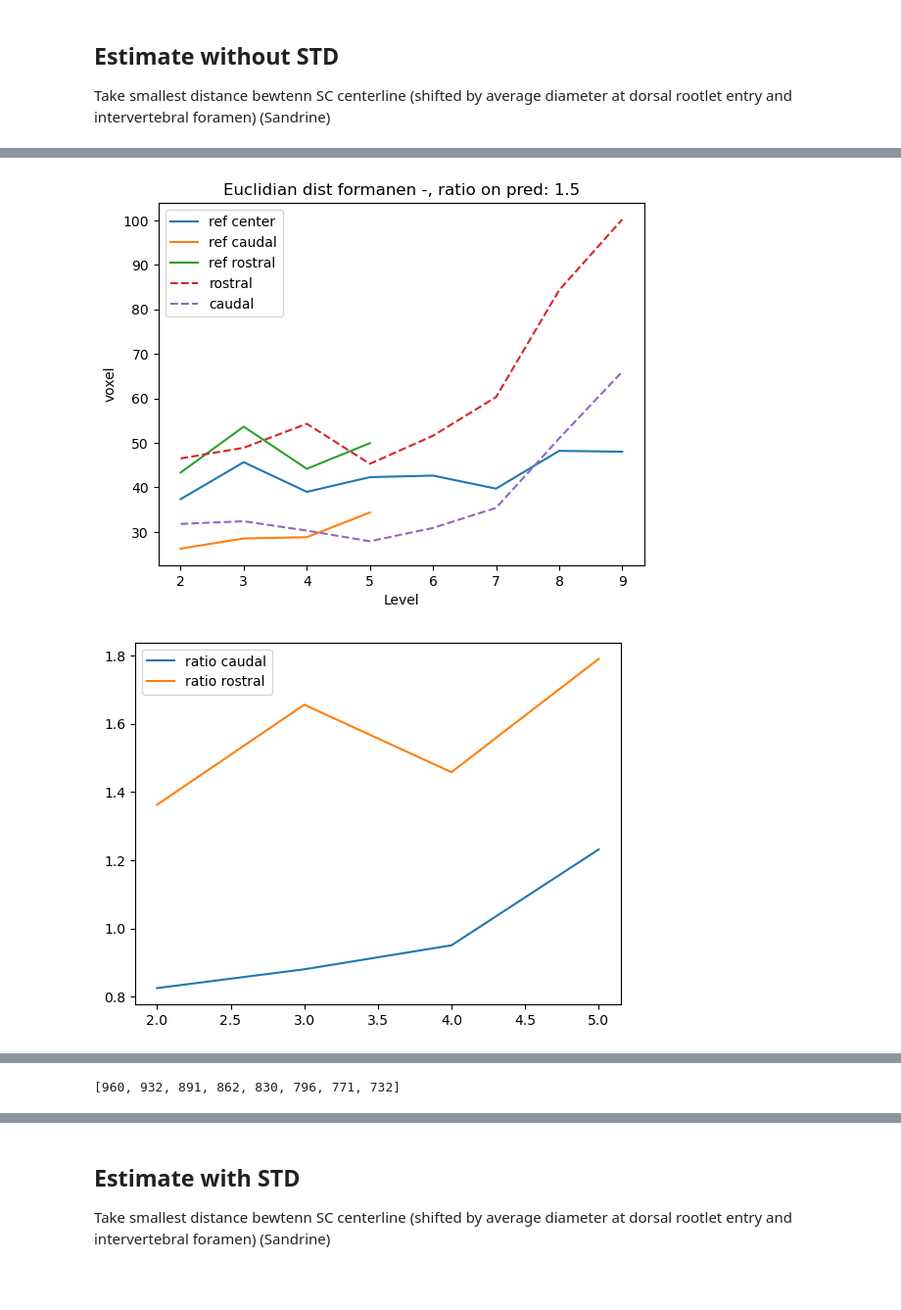
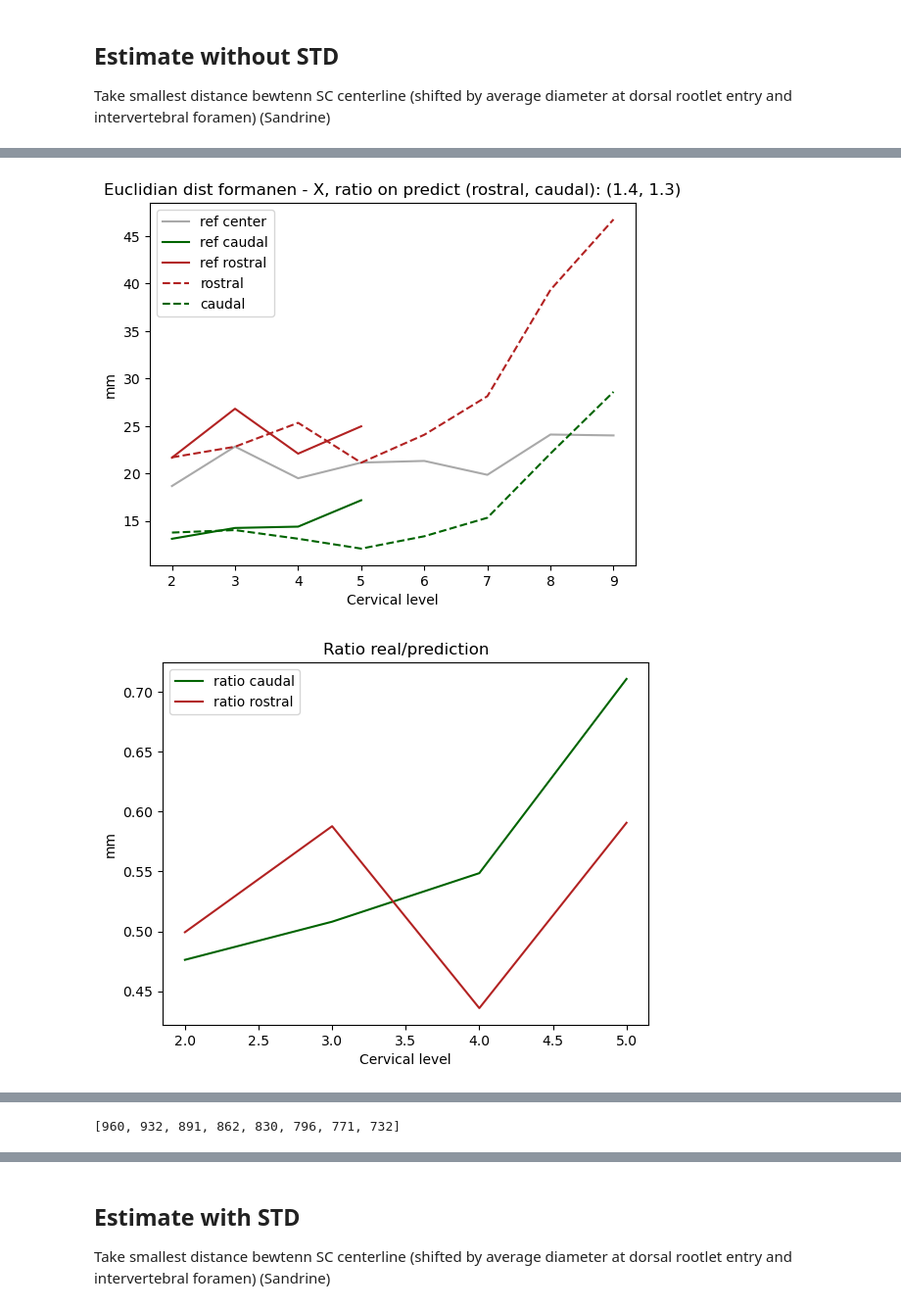
Before and after one commit to spinalcordtoolbox/PAM50, a Jupyter notebook: code/spine_level_theo_sandrine_STD_RATIO.ipynb, the cells around one changed output, grey strips where cells are left out. Shown: that part at 98% size. Drawn from its saved outputs; the diff is of its cells as text; code cells hidden in the pictures; blank space fills up the shorter version.

Commit message:
push commit with graph and ration modification

```diff
--- a/code/spine_level_theo_sandrine_STD_RATIO.ipynb
+++ b/code/spine_level_theo_sandrine_STD_RATIO.ipynb
@@ -112,9 +112,10 @@ len_level = {}
 z_ref = np.array(range(min(z_c), max(z_c) + 1))
 z_c = z_ref
 dist_list = {"ref_center": [], "ref_caudal": [], "ref_rostral": [], "caudal": [], "rostral": [], "ratio_rostral": [],
-             "ratio_caudal": [], "without z": []}
+             "ratio_caudal": [], "without z": [], "pred center": []}
 level_list = []
-RATIO =1.5
+RATIO =(1.4,1.3)
+slope = 0.0
 for i in range(len(x_f)):
     # Get coordinates of intervertebral foramen
     x = x_f[i]
@@ -137,8 +138,9 @@ for i in range(len(x_f)):
     cr_mean = CR.MEAN.to_list()[0]  # Get mean distance from caudal rootlet to interverteral foramen
     print(f"Seg: {seg} \t Rostral mean (mm): {rr_mean} \t Caudal mean(mm): {cr_mean} \t Width(mm): {w_mean}")
     w_mean = w_mean * 2
-    rr_mean = rr_mean * 2 * RATIO
-    cr_mean = cr_mean * 2 * RATIO
+    print(RATIO[0]+slope*i)
+    rr_mean = rr_mean * 2 * (RATIO[0]+slope*i)
+    cr_mean = cr_mean * 2 * (RATIO[1]+slope*i)
     print(f"Seg: {seg} \t Rostral mean (vx): {rr_mean} \t Caudal mean(vx): {cr_mean} \t Width(vx): {w_mean}")
 
     # Compute the 3D euclidean distance between intervertebral foramen and the back of the SC at dorsal width/2 lateral offset ( in mm)
@@ -180,7 +182,7 @@ for i in range(len(x_f)):
                 z_ro[i] - z) ** 2)
         dist_list["ref_rostral"].append(rostral_dist)  # foramen to midle DREZ
         dist_list["ratio_caudal"].append(caudal_dist / cr_mean)  # Ratio
-        dist_list["ratio_rostral"].append(rostral_dist / cr_mean)  # Ratio
+        dist_list["ratio_rostral"].append(rostral_dist / rr_mean)  # Ratio
     except:
         dist_list["ref_caudal"].append(np.NAN)  # foramen to midle DREZ
         dist_list["ref_rostral"].append(np.NAN)  # foramen to midle DREZ
@@ -189,7 +191,7 @@ for i in range(len(x_f)):
     no_z = np.sqrt((x_cerv[i] - x) ** 2 + (y_cerv[i] - y) ** 2)
     dist_list["without z"].append(no_z)  # distance without z
     # Set slices
-    len_level[level] = (r_z, c_z)
+    len_level[level] = (r_z, c_z, int(c_z + (r_z - c_z)/2))
 # %% [output]
 Level 2
 IF       x:37    y:72    z:932
@@ -211,35 +213,43 @@ Caudal, closest dist: 61, Caudal slice: 752
 # %%
 order = np.argsort(level_list)
 #PLOT distances
-plt.plot([level_list[i] for i in order], [dist_list["ref_center"][i] for i in order], label="ref center")
-plt.plot([level_list[i] for i in order], [dist_list["ref_caudal"][i] for i in order], label="ref caudal")
-plt.plot([level_list[i] for i in order], [dist_list["ref_rostral"][i] for i in order], label="ref rostral")
-plt.plot([level_list[i] for i in order], [dist_list["rostral"][i] for i in order], label="rostral", linestyle="--")
-plt.plot([level_list[i] for i in order], [dist_list["caudal"][i] for i in order], label="caudal", linestyle="--")
+plt.plot([level_list[i] for i in order], [dist_list["ref_center"][i]/2 for i in order], label="ref center", color="darkgray")
+#plt.plot([level_list[i] for i in order], [dist_list["pred center"][i]/2 for i in order], label="center", color="darkgray")
+plt.plot([level_list[i] for i in order], [dist_list["ref_caudal"][i]/2 for i in order], label="ref caudal", color="darkgreen")
+plt.plot([level_list[i] for i in order], [dist_list["ref_rostral"][i]/2 for i in order], label="ref rostral", color="firebrick")
+plt.plot([level_list[i] for i in order], [dist_list["rostral"][i]/2 for i in order], label="rostral", linestyle="--", color="firebrick")
+plt.plot([level_list[i] for i in order], [dist_list["caudal"][i]/2 for i in order], label="caudal", linestyle="--", color="darkgreen")
 #plt.plot([level_list[i] for i in order], [dist_list["without z"][i] for i in order], label="center without Z")
-plt.title(f"Euclidian dist formanen -, ratio on pred: {RATIO}")
-plt.xlabel("Level")
-plt.ylabel("voxel")
+plt.title(f"Euclidian dist formanen - X, ratio on predict (rostral, caudal): {RATIO}")
+plt.xlabel("Cervical level")
+plt.ylabel("mm")
 plt.legend()
 plt.show()
 
 #plot ratio
-plt.plot([level_list[i] for i in order], [dist_list["ratio_caudal"][i] for i in order], label="ratio caudal")
-plt.plot([level_list[i] for i in order], [dist_list["ratio_rostral"][i] for i in order], label="ratio rostral")
+plt.plot([level_list[i] for i in order], [dist_list["ratio_caudal"][i]/2 for i in order], label="ratio caudal", color="darkgreen")
+plt.plot([level_list[i] for i in order], [dist_list["ratio_rostral"][i]/2 for i in order], label="ratio rostral", color="firebrick")
+plt.title(f"Ratio real/prediction")
+plt.xlabel("Cervical level")
+plt.ylabel("mm")
+
 plt.legend()
 
 plt.show()
 
 #plot ratio
-plt.scatter([*range(2,len(z_ca)+2)], z_ca, label="ref caudal")
-plt.scatter([*range(2,len(z_ro)+2)], z_ro, label="ref rostral")
-plt.scatter([*range(2,len(z_ro)+2)], z_cerv[:4], label="ref center")
-plt.scatter([*range(2,len(z_ca)+2)], [len_level[i][1] for i in range(2,6)], label="caudal", marker="X")
-plt.scatter([*range(2,len(z_ro)+2)], [len_level[i][0] for i in range(2,6)], label="rostral", marker="X")
+plt.scatter([*range(2,len(z_ca)+2)], z_ca, label="ref caudal", color="darkgreen")
+plt.scatter([*range(2,len(z_ro)+2)], z_ro, label="ref rostral", color="firebrick")
+plt.scatter([*range(2,len(z_ro)+2)], z_cerv[:4], label="ref center", color="darkgray")
+plt.scatter([*range(2,len(z_ca)+2)], [len_level[i][1] for i in range(2,6)], label="caudal", marker="X", color="darkgreen")
+plt.scatter([*range(2,len(z_ro)+2)], [len_level[i][0] for i in range(2,6)], label="rostral", marker="X", color="firebrick")
+plt.title(f"Z slice")
+plt.xlabel("Cervical level")
+plt.ylabel("slice n°")
 plt.legend()
 
 plt.show()
 print(z_cerv)
 # %% [output]
-[figure, old version]
+[figure, new version]
-[figure, old version]
+[figure, new version]
```
Also changed, not shown: parts of 4 cells of this notebook.
